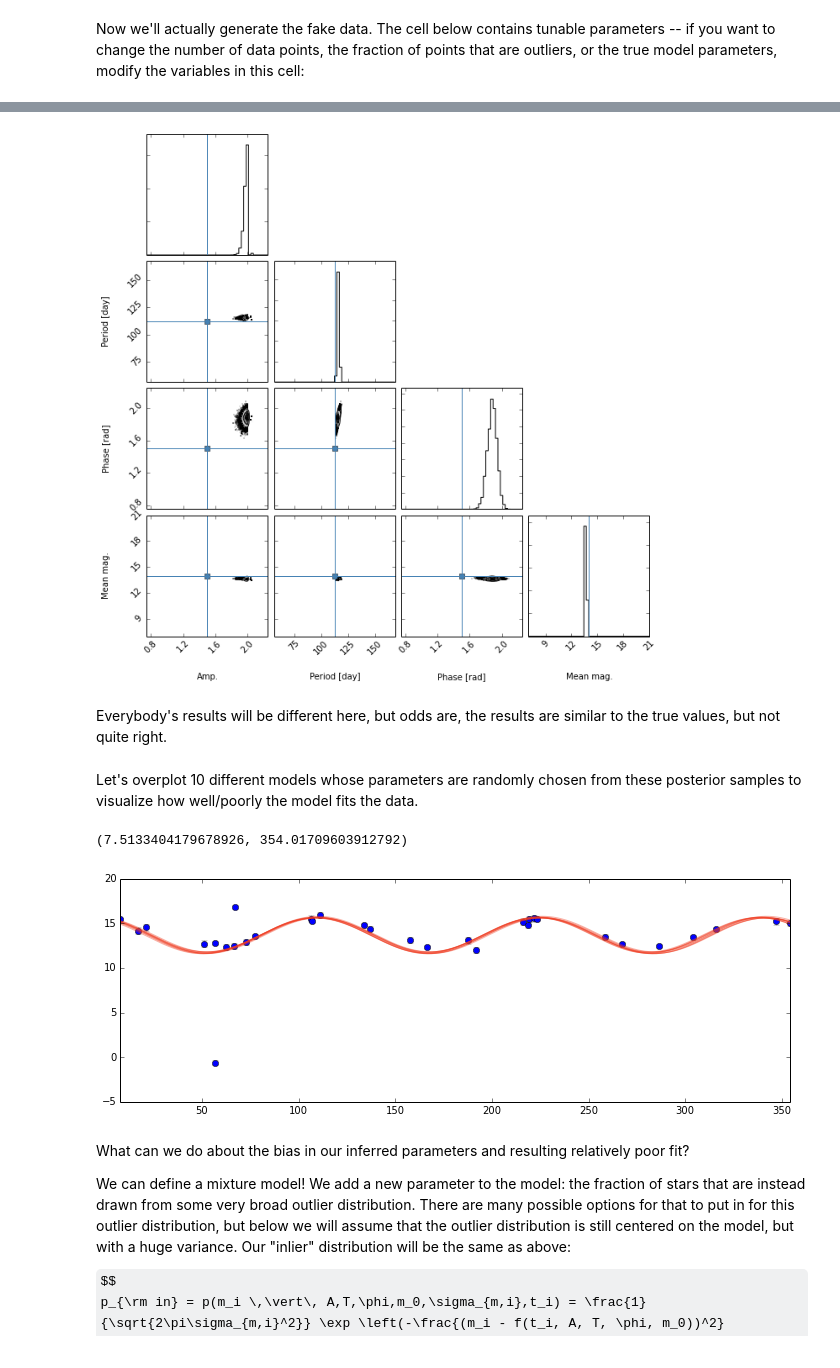
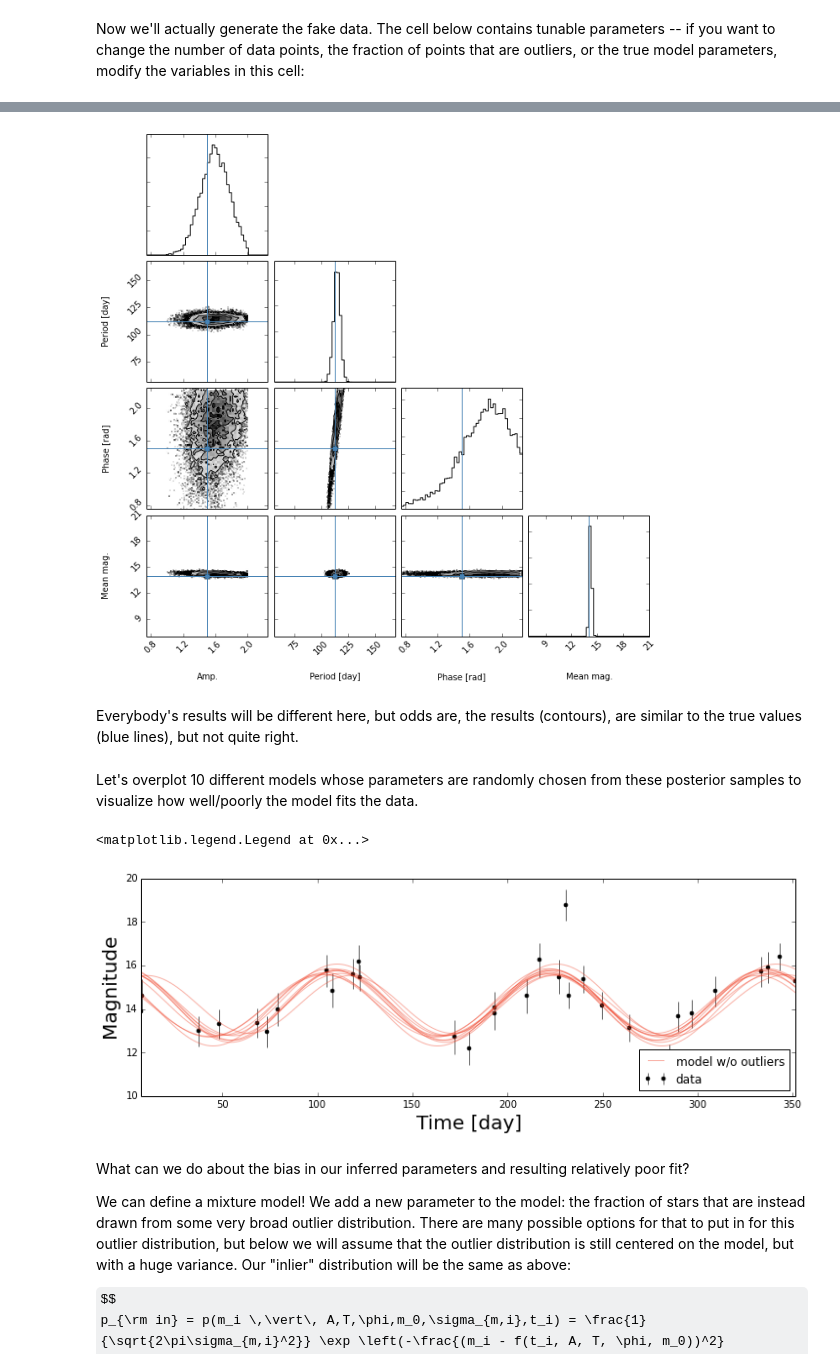
Before and after one commit to AstroBetter/stats-tutorials, a Jupyter notebook: Fitting a model with outliers using MCMC.ipynb, the cells around one changed output, grey strips where cells are left out. Cells and saved outputs as stored; diff of their text form; code cells hidden in the pictures; some formulas as TeX source.

Commit message:
renamed variables and prettified plots

```diff
--- a/Fitting a model with outliers using MCMC.ipynb
+++ b/Fitting a model with outliers using MCMC.ipynb
@@ -82,7 +80,7 @@ mag = light_curve_model(true_params, time)
 
 # each magnitude data point will have a different uncertainty, sampled from
 #    a uniform distribution between 0.2 and 0.4 magnitudes
-mag_err = np.random.uniform(0.2, 0.4, size=ndata_points)
+mag_err = np.random.uniform(0.6, 0.8, size=ndata_points)
 
 # pick outlier points based on the set outlier_fraction. we generate a
 #    boolean array (array of True's and False's) -- when a given index
@@ -90,7 +88,7 @@ mag_err = np.random.uniform(0.2, 0.4, size=ndata_points)
 outlier_idx = np.random.uniform(size=ndata_points) < outlier_fraction
 
 # for the outlier points, add large scatter
-mag[outlier_idx] += np.random.normal(0., 5., size=sum(outlier_idx))
+mag[outlier_idx] += np.random.normal(0., 4., size=sum(outlier_idx))
 
 # for the non-outlier points, add scatter based on the uncertainty array (mag_err).
 #    the twiddle (~) means 'logical not' - (True becomes False, False becomes True)
@@ -165,5 +165,5 @@ def lnprob(p, t, data, err):
 # %%
-# Set the initial positions of the walkers
+# Set the number of walkers and their initial positions, p0 ('p_naught').
 ndim, nwalkers = 4, 32
 p0 = np.zeros((nwalkers,ndim))
 p0[:,0] = np.random.uniform(1, 2., size=nwalkers) # amp
@@ -171,60 +171,67 @@ p0[:,1] = np.random.uniform(10, 200., size=nwalkers) # period (days)
 p0[:,2] = np.random.uniform(0., 2*np.pi, size=nwalkers) # phase (radians)
 p0[:,3] = np.random.uniform(12., 16., size=nwalkers) # const. offset (mag)
 
-# Initialize sampler object
-sampler = emcee.EnsembleSampler(nwalkers, ndim, lnprob,
+# Initialize the sampler object for the first model
+sampler1 = emcee.EnsembleSampler(nwalkers, ndim, lnprob1,
                                 args=(time,mag,mag_err))
 # %%
 # start the MCMC, take 1000 steps for burn in, starting from p0.
-pos, prob, state = sampler.run_mcmc(p0, 1000)
+pos, prob, state = sampler1.run_mcmc(p0, 1000)
 
 # Find highest probabilty sample
-best_pos = sampler.flatchain[sampler.flatlnprobability.argmax()]
+best_pos = sampler1.flatchain[sampler1.flatlnprobability.argmax()]
 
 # Initialize new walker positions in a small volume around best sample
 pos = emcee.utils.sample_ball(best_pos, best_pos/100., size=nwalkers)
 
 # Burn in again, starting from pos
-sampler.reset()
-pos_burn, prob_burn, state_burn = sampler.run_mcmc(pos, 100)
+sampler1.reset()
+pos_burn, prob_burn, state_burn = sampler1.run_mcmc(pos, 100)
 
 # Erase the burn in and take 1000 steps for primary sampling.
-sampler.reset()
-pos, prob, state = sampler.run_mcmc(pos_burn, 1000)
+sampler1.reset()
+pos, prob, state = sampler1.run_mcmc(pos_burn, 1000)
 # %%
 # Use triangle package to plot the projections of the posterior sample density and the true values
 param_labels = ["Amp.", "Period [day]", "Phase [rad]", "Mean mag."]
-extents = [(0.5*truth,1.5*truth) for truth in true_params]
-fig = triangle.corner(sampler.flatchain,
+extents1 = [(0.5*truth,1.5*truth) for truth in true_params]
+fig = triangle.corner(sampler1.flatchain,
                       labels=param_labels,
                       truths=true_params,
-                      extents=extents)
+                      extents=extents1)
 # %% [output]
-[figure, old version]
+[figure, new version]
 # %% [markdown]
-Everybody's results will be different here, but odds are, the results are similar to the true values, but not quite right.
+Everybody's results will be different here, but odds are, the results (contours), are similar to the true values (blue lines), but not quite right.
 # %% [markdown]
 Let's overplot 10 different models whose parameters are randomly chosen from these posterior samples to visualize how well/poorly the model fits the data.
 # %%
 # Find total number of samples
-nsamples = sampler.flatchain.shape[0]
+nsamples = sampler1.flatchain.shape[0]
 
 plt.figure(figsize=(12,4))
-plt.errorbar(time, mag, mag_err, marker='o',
-             linestyle='none', ecolor='#aaaaaa')
+plt.errorbar(time, mag, mag_err, marker='o', capsize=0, color='k', markersize=4,
+             linestyle='none', ecolor='#666666', label='data')
 
 t = np.linspace(min(time), max(time), 1000)
-for ii in range(10):
+for i_model in range(10):
     idx = np.random.randint(0, nsamples)
-    params = sampler.flatchain[idx]
-    model_mag = light_curve_model(params, t)
-    plt.plot(t, model_mag,
+    params_1 = sampler1.flatchain[idx]
+    model_mag_1 = light_curve_model(params_1, t)
+    if i_model == 9:
+        plt.plot(t, model_mag_1,
+             marker=None, color='#f03b20', alpha=0.4, label='model w/o outliers')
+    else:
+        plt.plot(t, model_mag_1,
              marker=None, color='#f03b20', alpha=0.4)
 
 plt.xlim(min(time), max(time))
+plt.xlabel("Time [day]", size=20)
+plt.ylabel("Magnitude", size=20)
+plt.legend(loc='lower right')
 # %% [output]
-(7.5133404179678926, 354.01709603912792)
+<matplotlib.legend.Legend at 0x...>
-[figure, old version]
+[figure, new version]
 # %% [markdown]
 What can we do about the bias in our inferred parameters and resulting relatively poor fit?
 
```
Also changed, not shown: parts of 13 cells of this notebook.
